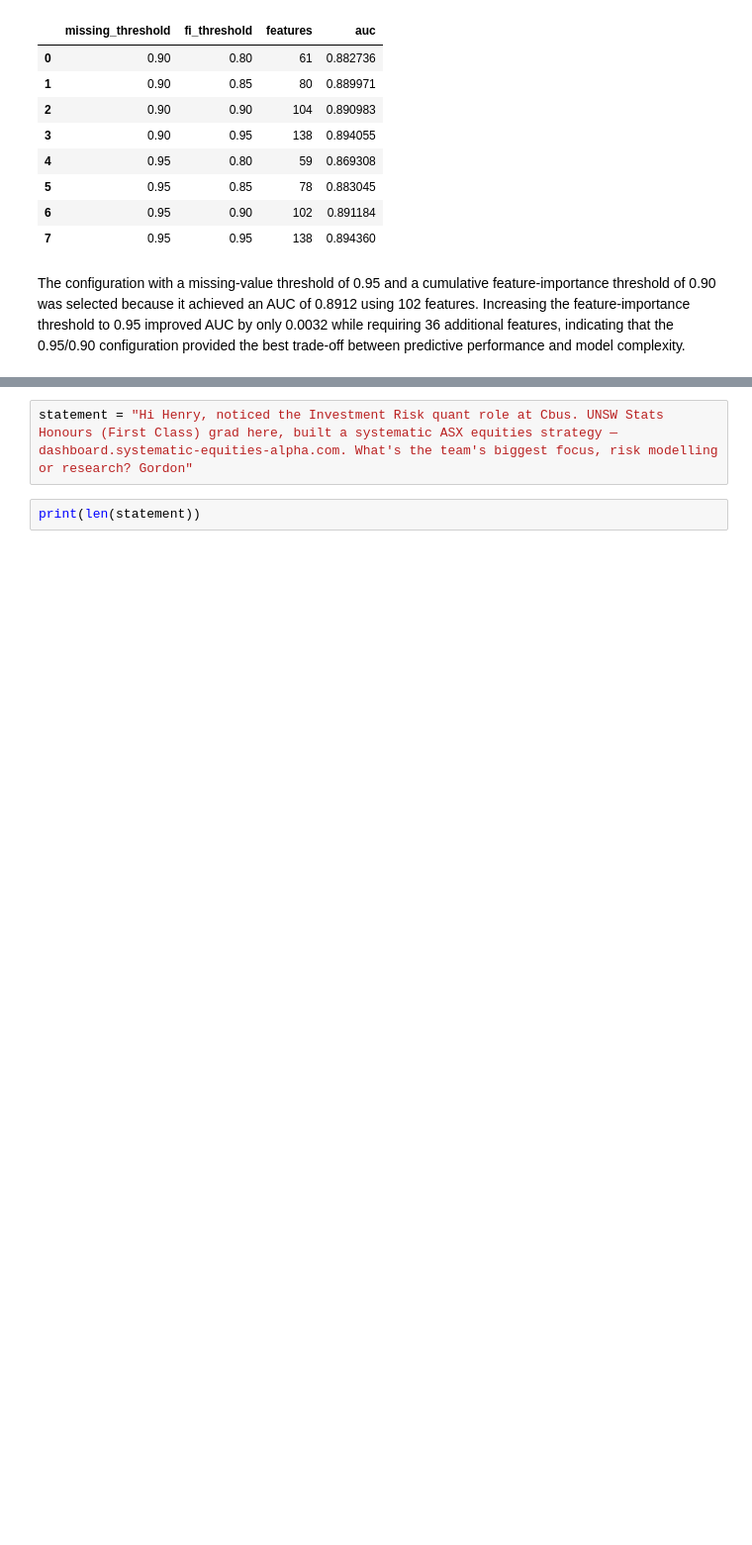
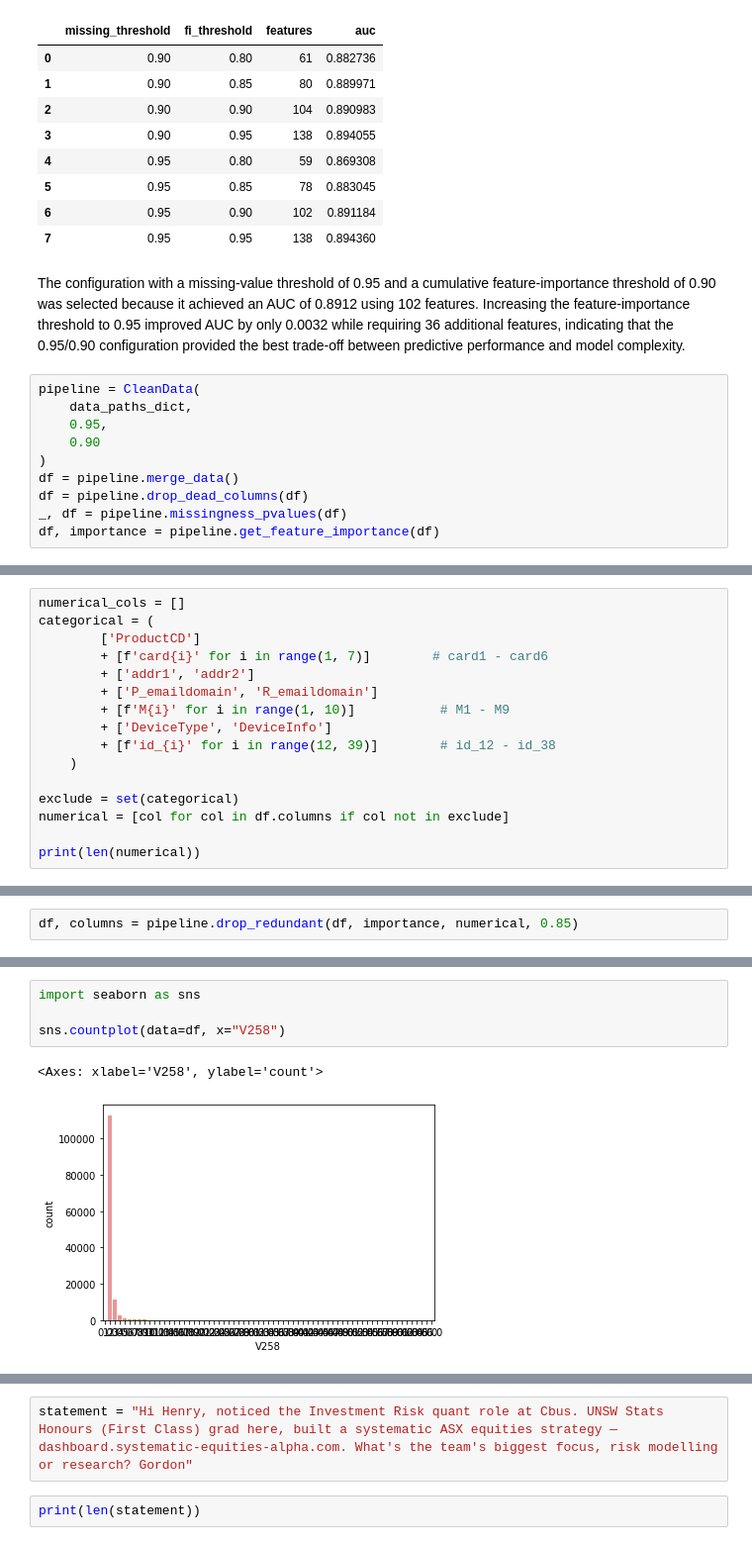
Before and after one commit to hungryfire267/rag-fraud-detection-api, a Jupyter notebook: notebooks/preprocessing.ipynb, the cells around one changed output, grey strips where cells are left out. Shown at 99% size. Cells and saved outputs as stored; diff of their text form; blank space fills up the shorter version.

```diff
--- a/notebooks/preprocessing.ipynb
+++ b/notebooks/preprocessing.ipynb
@@ -86,3 +86,13 @@ auc_feature_df
 | 7 | 0.95 | 0.95 | 138 | 0.894360 |
 # %% [markdown]
 The configuration with a missing-value threshold of 0.95 and a cumulative feature-importance threshold of 0.90 was selected because it achieved an AUC of 0.8912 using 102 features. Increasing the feature-importance threshold to 0.95 improved AUC by only 0.0032 while requiring 36 additional features, indicating that the 0.95/0.90 configuration provided the best trade-off between predictive performance and model complexity.
+# %%
+pipeline = CleanData(
+	data_paths_dict,
+	0.95,
+	0.90
+)
+df = pipeline.merge_data()
+df = pipeline.drop_dead_columns(df)
+_, df = pipeline.missingness_pvalues(df)
+df, importance = pipeline.get_feature_importance(df)
@@ -88,0 +106,16 @@ The configuration with a missing-value threshold of 0.95 and a cumulative featur
+# %%
+numerical_cols = []
+categorical = (
+        ['ProductCD']
+        + [f'card{i}' for i in range(1, 7)]        # card1 - card6
+        + ['addr1', 'addr2']
+        + ['P_emaildomain', 'R_emaildomain']
+        + [f'M{i}' for i in range(1, 10)]           # M1 - M9
+        + ['DeviceType', 'DeviceInfo']
+        + [f'id_{i}' for i in range(12, 39)]        # id_12 - id_38
+    )
+
+exclude = set(categorical)
+numerical = [col for col in df.columns if col not in exclude]
+
+print(len(numerical))
@@ -88,0 +160,2 @@ The configuration with a missing-value threshold of 0.95 and a cumulative featur
+# %%
+df, columns = pipeline.drop_redundant(df, importance, numerical, 0.85)
@@ -88,0 +175,7 @@ The configuration with a missing-value threshold of 0.95 and a cumulative featur
+# %%
+import seaborn as sns
+
+sns.countplot(data=df, x="V258")
+# %% [output]
+<Axes: xlabel='V258', ylabel='count'>
+[figure, added]
```
Also changed, not shown: parts of 24 cells of this notebook, 1 other file.
